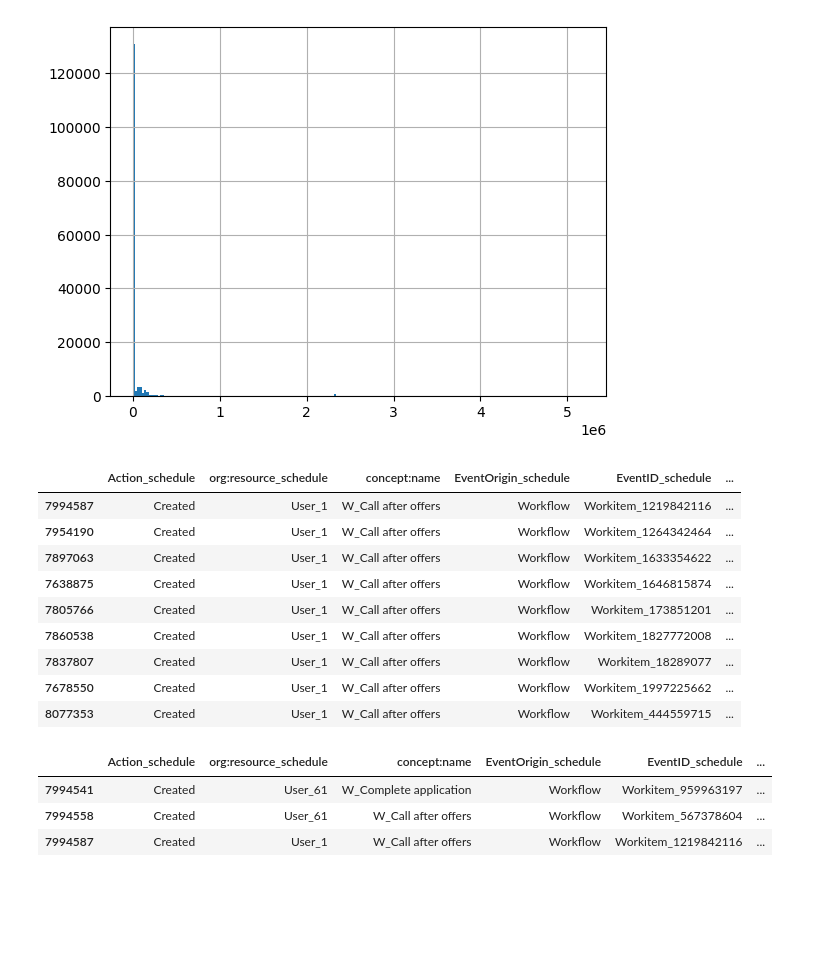
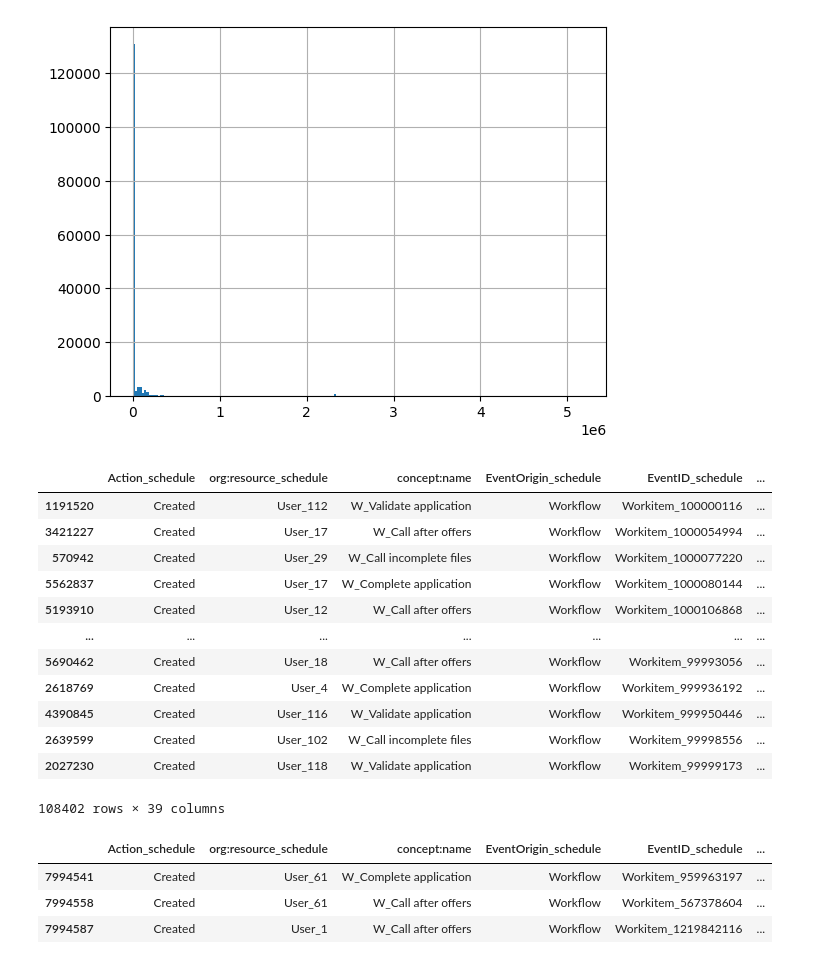
Before and after one commit to ltsstar/TaskExecutionTimeMining, a Jupyter notebook: src/notebooks/BPIC_2017/BPIC_2017_event_log_waiting_transformer.ipynb, the cells around one changed output. Saved outputs shown, nothing was run; the diff lists cells and outputs as text; code cells hidden in the pictures; blank space fills up the shorter version.

Commit message:
milisecond durations

```diff
--- a/src/notebooks/BPIC_2017/BPIC_2017_event_log_waiting_transformer.ipynb
+++ b/src/notebooks/BPIC_2017/BPIC_2017_event_log_waiting_transformer.ipynb
@@ -96,18 +101,21 @@ waiting_time_event_log['duration_seconds'].hist(bins=200)
 <Axes: >
 [figure]
 # %%
-waiting_time_event_log[waiting_time_event_log['duration_seconds'] > 1000*3600]
+waiting_time_event_log[waiting_time_event_log['duration_seconds']  < 1]
 # %% [output]
 |  | Action_schedule | org:resource_schedule | concept:name | EventOrigin_schedule | EventID_schedule | ... |
-| 7994587 | Created | User_1 | W_Call after offers | Workflow | Workitem_1219842116 | ... |
-| 7954190 | Created | User_1 | W_Call after offers | Workflow | Workitem_1264342464 | ... |
-| 7897063 | Created | User_1 | W_Call after offers | Workflow | Workitem_1633354622 | ... |
-| 7638875 | Created | User_1 | W_Call after offers | Workflow | Workitem_1646815874 | ... |
-| 7805766 | Created | User_1 | W_Call after offers | Workflow | Workitem_173851201 | ... |
-| 7860538 | Created | User_1 | W_Call after offers | Workflow | Workitem_1827772008 | ... |
-| 7837807 | Created | User_1 | W_Call after offers | Workflow | Workitem_18289077 | ... |
-| 7678550 | Created | User_1 | W_Call after offers | Workflow | Workitem_1997225662 | ... |
-| 8077353 | Created | User_1 | W_Call after offers | Workflow | Workitem_444559715 | ... |
+| 1191520 | Created | User_112 | W_Validate application | Workflow | Workitem_100000116 | ... |
+| 3421227 | Created | User_17 | W_Call after offers | Workflow | Workitem_1000054994 | ... |
+| 570942 | Created | User_29 | W_Call incomplete files | Workflow | Workitem_1000077220 | ... |
+| 5562837 | Created | User_17 | W_Complete application | Workflow | Workitem_1000080144 | ... |
+| 5193910 | Created | User_12 | W_Call after offers | Workflow | Workitem_1000106868 | ... |
+| ... | ... | ... | ... | ... | ... | ... |
+| 5690462 | Created | User_18 | W_Call after offers | Workflow | Workitem_99993056 | ... |
+| 2618769 | Created | User_4 | W_Complete application | Workflow | Workitem_999936192 | ... |
+| 4390845 | Created | User_116 | W_Validate application | Workflow | Workitem_999950446 | ... |
+| 2639599 | Created | User_102 | W_Call incomplete files | Workflow | Workitem_99998556 | ... |
+| 2027230 | Created | User_118 | W_Validate application | Workflow | Workitem_99999173 | ... |
+108402 rows × 39 columns
 # %%
 waiting_time_event_log[waiting_time_event_log['case:concept:name'] == 'Application_1780975856'].sort_values('time:timestamp_start')
 # %% [output]
```
Also changed, not shown: parts of 5 cells of this notebook, 1 other file.
